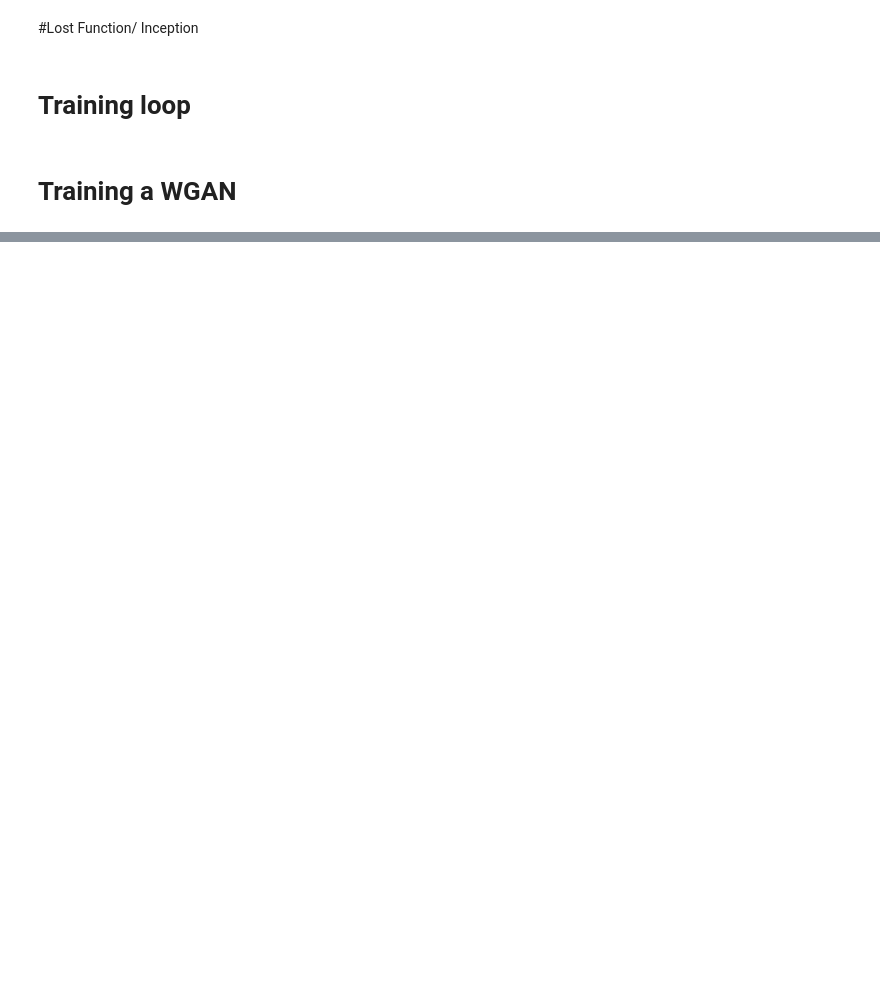
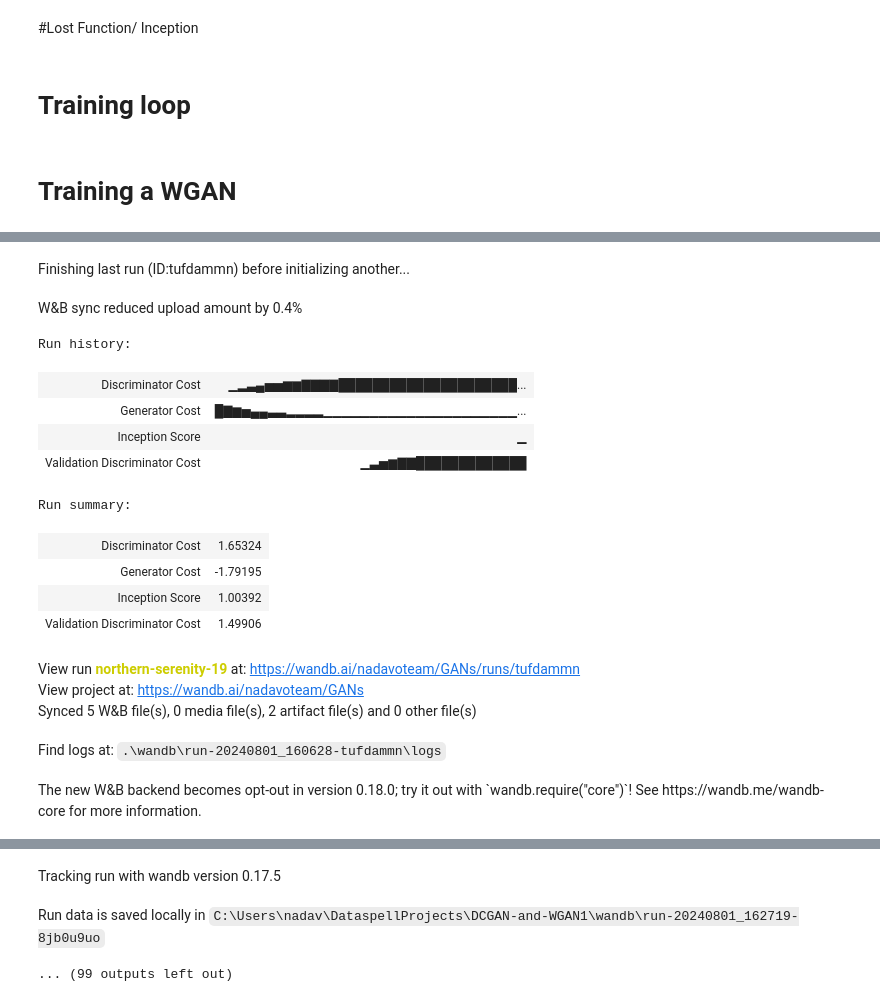
Before and after one commit to nadavo11/DCGANs-and-WGANs, a Jupyter notebook: DCGAN and WGAN.ipynb, the cells around one changed output, grey strips where cells are left out. Drawn from its saved outputs; the diff is of its cells as text; code cells hidden in the pictures; blank space fills up the shorter version.

Commit message:
back to before

```diff
--- a/DCGAN and WGAN.ipynb
+++ b/DCGAN and WGAN.ipynb
@@ -522,7 +520,9 @@ def train(generator = generator,
           gen_iters=GEN_ITERS,
           critic_iters=CRITIC_ITERS,
           clipping_value=0.01,
-          mode='wgan'
+          mode='wgan',
+          gradient_clipping = False,
+          weight_clipping = False
 
           ):
 
@@ -546,18 +546,26 @@ def train(generator = generator,
 
     for iteration in range(gen_iters):
         start_time = time.time()
-        # Train generator
+
+        # Train generator freeze discriminator for speedup
         generator.train()
+        discriminator.eval()
+
+        # forward pass
         gen_optimizer.zero_grad()
         fake_data = generator(batch_size)
         disc_fake = discriminator(fake_data)
-        gen_cost_val = gen_cost(mode=mode,disc_fake=disc_fake )
+
+        #loss, why is it called val?
+        gen_cost_val = gen_cost(mode=mode,disc_fake=disc_fake)
         gen_cost_val.backward()
         gen_optimizer.step()
 
         # Train critic/dicriminator
         disc_iters = 1 if mode == 'dcgan' else critic_iters
         for _ in range(disc_iters):
+
+
             _data = next(inf_train_gen()).to(device)
             discriminator.train()
             disc_optimizer.zero_grad()
@@ -573,12 +581,17 @@ def train(generator = generator,
             disc_cost_val =disc_cost(mode=mode,disc_real=disc_real,disc_fake=disc_fake)
             #backprop
             disc_cost_val.backward()
-            # grad clipping
-            torch.nn.utils.clip_grad_norm_(discriminator.parameters(), max_norm=0.1)
-            disc_optimizer.step()
+
+            # TODO: hey 👋 I added grad and weight clipping to try prevent the exploding grads & weights
+            #  in the discriminator. see if it stabilizes the training
+
+            if gradient_clipping:
+                # grad clipping only on the discriminator
+                torch.nn.utils.clip_grad_norm_(discriminator.parameters(), max_norm=0.1)
+                disc_optimizer.step()
 
             # Apply weight clipping for WGAN
-            if mode == 'wgan':
+            if weight_clipping:
                 clip_weights(discriminator, clipping_value)
 
         print(f"Iteration {iteration}, Generator Cost: {gen_cost_val}, Discriminator Cost: {disc_cost_val} Time: {time.time() - start_time}")
@@ -655,0 +808,29 @@ Run data is saved locally in C:\Users\nadav\DataspellProjects\DCGAN-and-WGAN1\wa
+# %%
+generator = Decoder().to(device)
+discriminator = Encoder().to(device)
+train(mode = 'wgan'
+      , train_loader=train_loader
+      , gen_iters = GEN_ITERS
+      , critic_iters=CRITIC_ITERS
+      ,batch_size = BATCH_SIZE
+      ,discriminator = discriminator
+      ,generator = generator
+      ,val_loader=test_loader)
+# %% [output]
+Finishing last run (ID:tufdammn) before initializing another...
+W&B sync reduced upload amount by 0.4%
+Run history:
+| Discriminator Cost | ▁▂▃▄▅▅▆▆▇▇▇▇█████████████████████... |
+| Generator Cost | █▇▆▅▄▄▃▃▂▂▂▂▁▁▁▁▁▁▁▁▁▁▁▁▁▁▁▁▁▁▁▁▁... |
+| Inception Score | ▁ |
+| Validation Discriminator Cost | ▁▃▅▆▇▇█████████████ |
+Run summary:
+| Discriminator Cost | 1.65324 |
+| Generator Cost | -1.79195 |
+| Inception Score | 1.00392 |
+| Validation Discriminator Cost | 1.49906 |
+View run northern-serenity-19 at: https://wandb.ai/nadavoteam/GANs/runs/tufdammn
+View project at: https://wandb.ai/nadavoteam/GANs
+Synced 5 W&B file(s), 0 media file(s), 2 artifact file(s) and 0 other file(s)
+Find logs at: .\wandb\run-20240801_160628-tufdammn\logs
+The new W&B backend becomes opt-out in version 0.18.0; try it out with `wandb.require("core")`! See https://wandb.me/wandb-core for more information.
@@ -655,0 +838,3 @@ Run data is saved locally in C:\Users\nadav\DataspellProjects\DCGAN-and-WGAN1\wa
+Tracking run with wandb version 0.17.5
+Run data is saved locally in C:\Users\nadav\DataspellProjects\DCGAN-and-WGAN1\wandb\run-20240801_162719-8jb0u9uo
+... (99 outputs left out)
```
Also changed, not shown: parts of 15 cells of this notebook.
